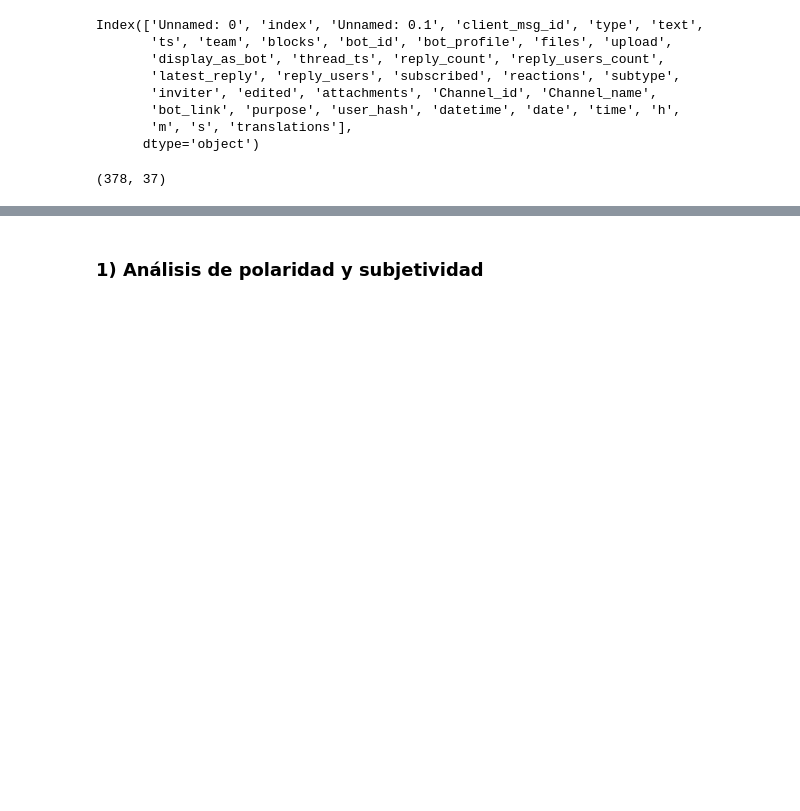
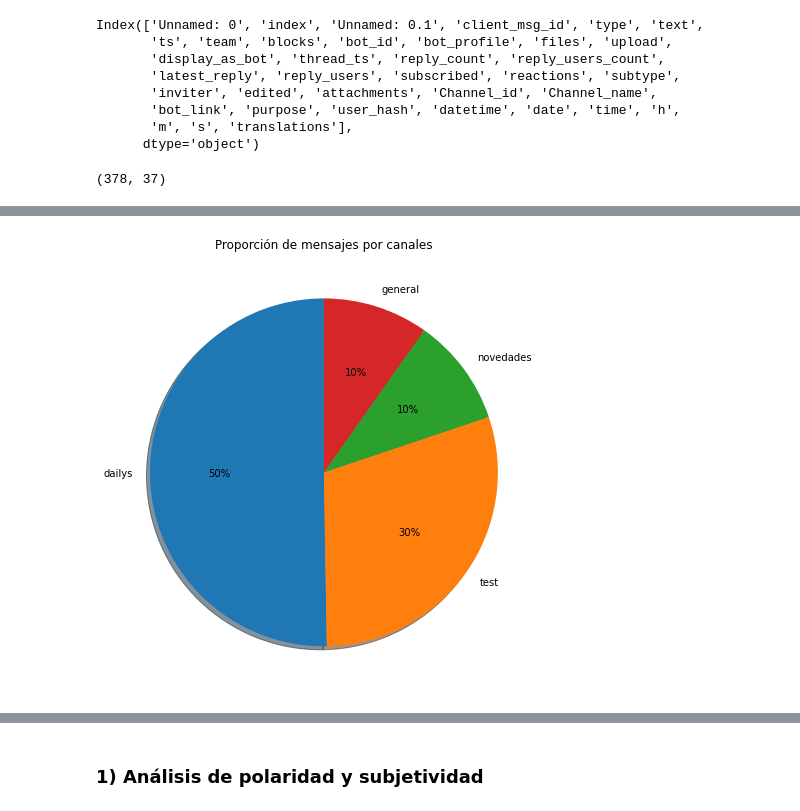
Before and after one commit to Verobornancini/TEAMPULSE_PROJECT, a Jupyter notebook: 02_SENTIMENT_ANALYSIS_SLACK_DATA .ipynb, the cells around one changed output, grey strips where cells are left out. Drawn from its saved outputs; the diff is of its cells as text; code cells hidden in the pictures; blank space fills up the shorter version.

```diff
--- a/02_SENTIMENT_ANALYSIS_SLACK_DATA .ipynb
+++ b/02_SENTIMENT_ANALYSIS_SLACK_DATA .ipynb
@@ -49,0 +37,12 @@ df[important_cols]
+# %%
+plt.figure (figsize=(10,8))
+plot2 = df['Channel_name'].value_counts().plot(kind='pie',
+                                               autopct='%1.0f%%',
+                                               shadow=True,
+                                               startangle=90,
+                                               title='Proporción de mensajes por canales')
+plt.xlabel('')
+plt.ylabel('')
+plt.savefig('figures/cantidad_mensajes_por_canal_circular.jpg')
+# %% [output]
+[figure, added]
```
Also changed, not shown: parts of 15 cells of this notebook, 2 other files.
